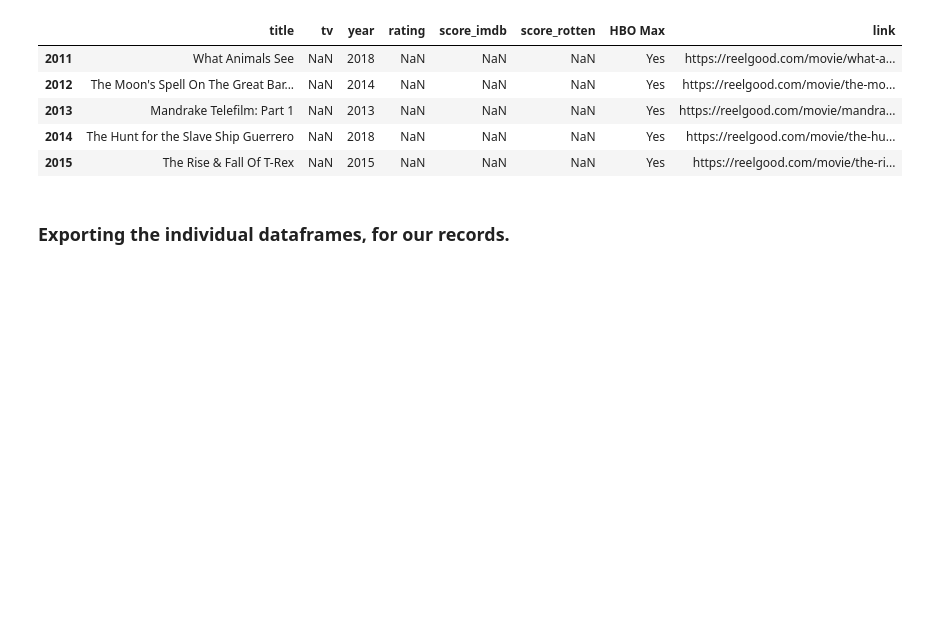
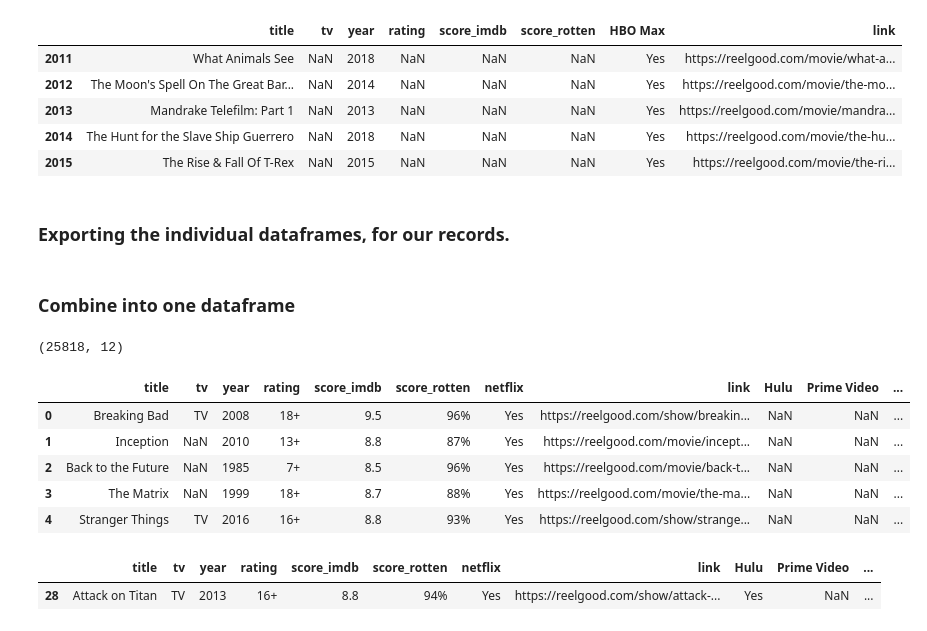
Before and after one commit to diegodaa/NSS-Capstone-Streaming-Service-Comparison, a Jupyter notebook: notebooks/webscrape_final.ipynb, the cells around one changed output. Saved outputs shown, nothing was run; the diff lists cells and outputs as text; code cells hidden in the pictures; blank space fills up the shorter version.

```diff
--- a/notebooks/webscrape_final.ipynb
+++ b/notebooks/webscrape_final.ipynb
@@ -177,3 +178,27 @@ df_prime.to_csv('../data/df_prime.csv',index = False)
 df_hulu.to_csv('../data/df_hulu.csv',index = False)
 df_disney.to_csv('../data/df_disney.csv',index = False)
 df_hbomax.to_csv('../data/df_hbomax.csv',index = False)
+# %% [markdown]
+### Combine into one dataframe
+# %%
+list_dfs = [df_netflix, df_hulu, df_prime, df_disney, df_hbomax]
+# %%
+df_all_services = reduce(lambda  left,right: pd.merge(left,right,
+                                                      on=['title','tv','year','rating','score_imdb','score_rotten','link'],
+                                                      how='outer'), list_dfs)
+# %%
+print(df_all_services.shape)
+df_all_services.head()
+# %% [output]
+(25818, 12)
+|  | title | tv | year | rating | score_imdb | score_rotten | netflix | link | Hulu | Prime Video | ... |
+| 0 | Breaking Bad | TV | 2008 | 18+ | 9.5 | 96% | Yes | https://reelgood.com/show/breakin... | NaN | NaN | ... |
+| 1 | Inception | NaN | 2010 | 13+ | 8.8 | 87% | Yes | https://reelgood.com/movie/incept... | NaN | NaN | ... |
+| 2 | Back to the Future | NaN | 1985 | 7+ | 8.5 | 96% | Yes | https://reelgood.com/movie/back-t... | NaN | NaN | ... |
+| 3 | The Matrix | NaN | 1999 | 18+ | 8.7 | 88% | Yes | https://reelgood.com/movie/the-ma... | NaN | NaN | ... |
+| 4 | Stranger Things | TV | 2016 | 16+ | 8.8 | 93% | Yes | https://reelgood.com/show/strange... | NaN | NaN | ... |
+# %%
+df_all_services[df_all_services.title == 'Attack on Titan']
+# %% [output]
+|  | title | tv | year | rating | score_imdb | score_rotten | netflix | link | Hulu | Prime Video | ... |
+| 28 | Attack on Titan | TV | 2013 | 16+ | 8.8 | 94% | Yes | https://reelgood.com/show/attack-... | Yes | NaN | ... |
```
Also changed, not shown: parts of 8 cells of this notebook, 1 other file.
